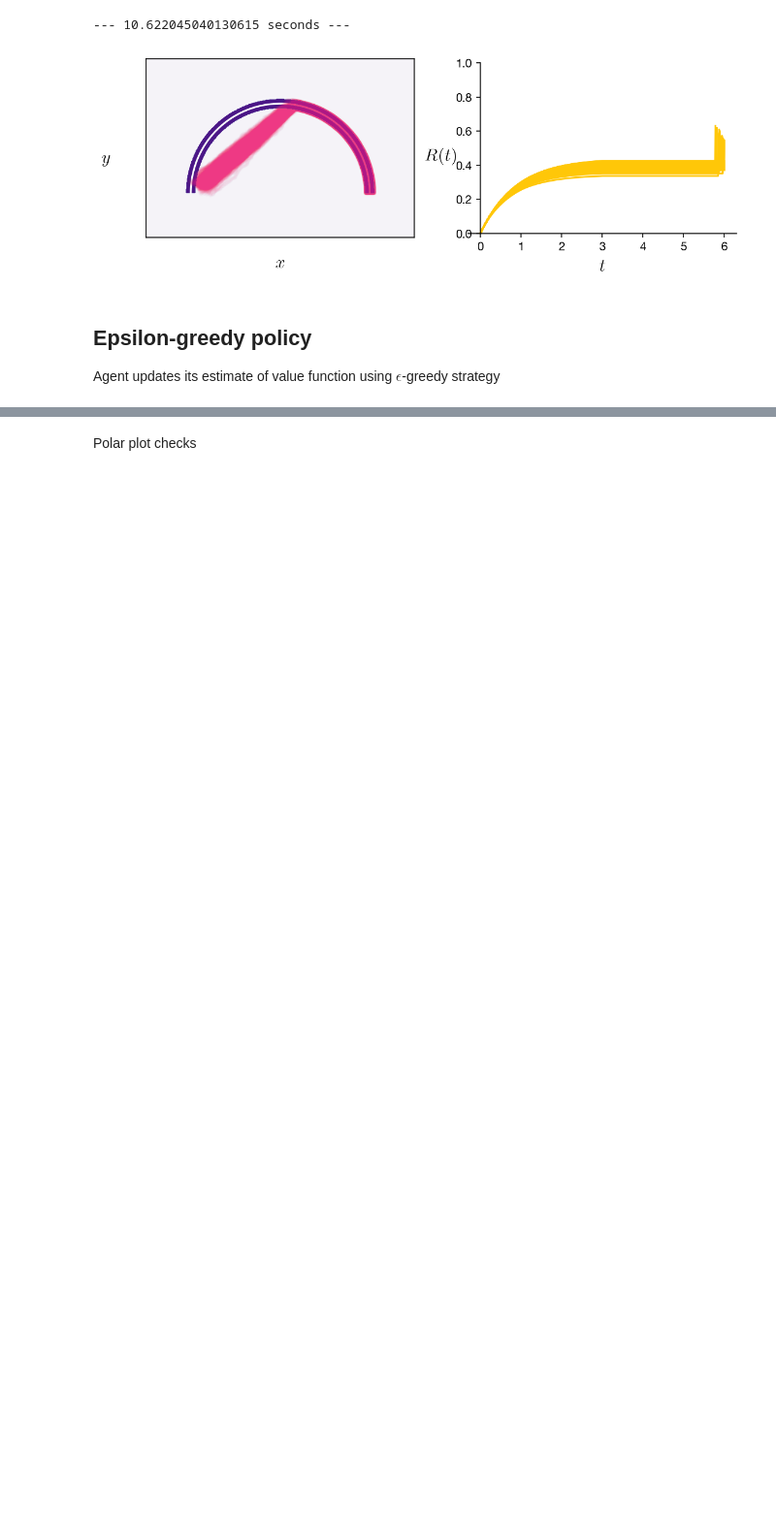
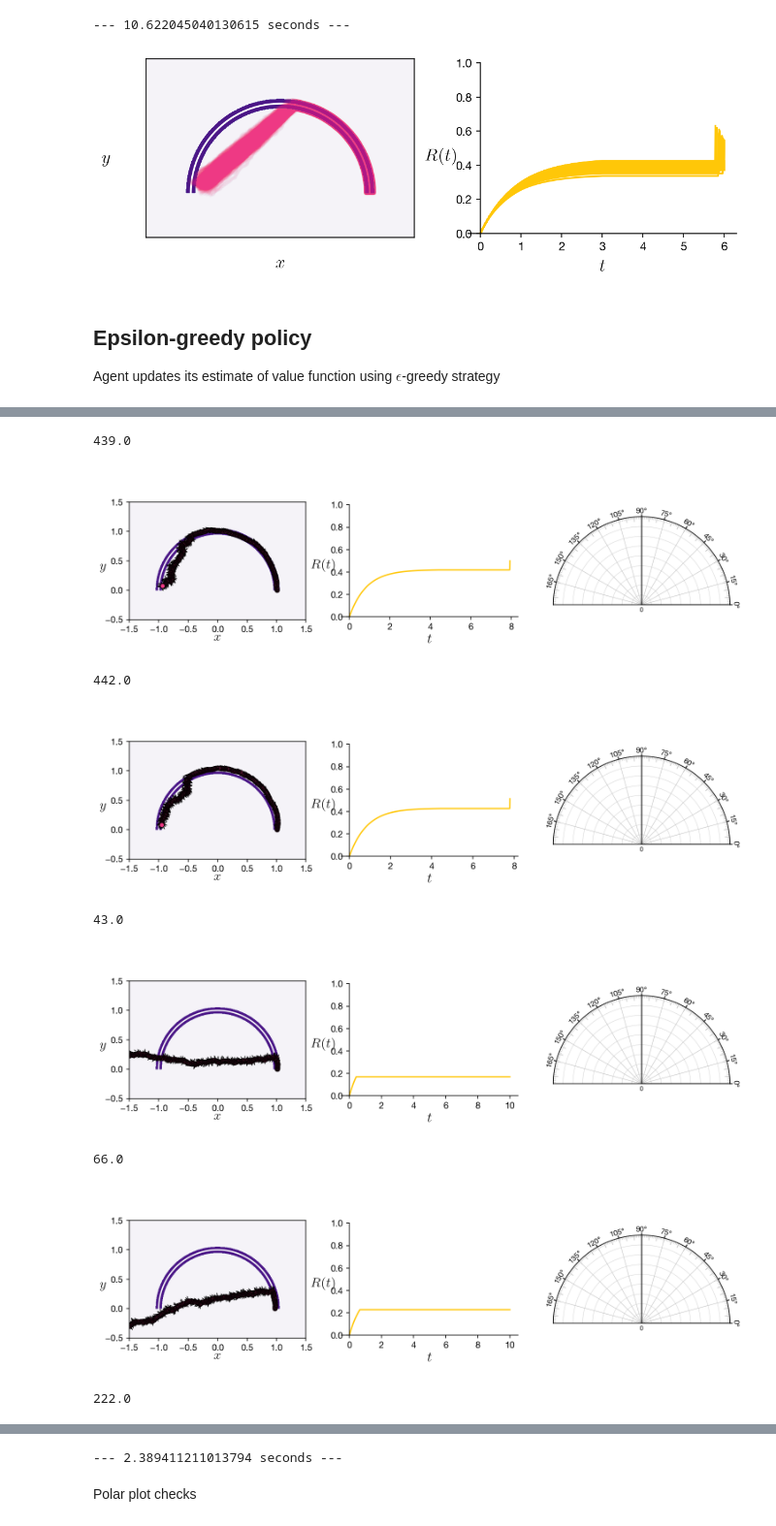
Before and after one commit to sgangaprasath/CollectiveTradeoff, a Jupyter notebook: LearningValueFn.ipynb, the cells around one changed output, grey strips where cells are left out. Shown at 97% size. Drawn from its saved outputs; the diff is of its cells as text; code cells hidden in the pictures; blank space fills up the shorter version.

```diff
--- a/LearningValueFn.ipynb
+++ b/LearningValueFn.ipynb
@@ -953,0 +965,51 @@ plotDat(p, rxFull, ryFull, phxFull, phyFull, rwdFull)
+# %%
+phiPtn = np.linspace(0, np.pi, p.nPtn)
+start_time = time.time()
+# for eInd in range(p.nEpchs):
+for eInd in range(5):
+    p = params()
+    ag = agent(p)
+    rxFull = np.array(p.rInit[0])
+    ryFull = np.array(p.rInit[1])
+    phxFull = np.array(np.cos(p.thetInit))
+    phyFull = np.array(np.sin(p.thetInit))
+    rwdFull = np.array(0.0)
+    if np.random.uniform() < p.epsilon:
+        p.nSc = np.random.uniform(0,np.pi)*p.a//p.l
+    else:
+        iVmax = np.argwhere(ag.valFn==np.max(ag.valFn))
+        if np.size(iVmax) > 1:
+            # iVmax = iVmax[0]
+            # p.nSc =  phiPtn[iVmax]//p.l
+            p.nSc = np.random.uniform(0,np.pi)*p.a//p.l
+    print(p.nSc)
+    while ag.sInd <= p.nSteps:
+        if ag.sInd < p.nSc:
+            ag.intPolicy(p)
+        elif ag.sInd == p.nSc:
+            tgtOrn = (p.tgt - ag.r)/np.linalg.norm(p.tgt - ag.r) #Orientation of the target from given location
+            p.tgtPhi = np.arctan2(tgtOrn[1], tgtOrn[0])
+            p.diff = p.diffCst/(np.pi - np.arctan2(ag.r[1],ag.r[0]))
+            ag.ouPolicy(p)
+        else:
+            ag.ouPolicy(p)
+        ag.sTrl += p.l
+        ag.sInd += 1
+        rxFull = np.vstack((rxFull, np.array(ag.r[0])))
+        ryFull = np.vstack((ryFull, np.array(ag.r[1])))
+        phxFull = np.vstack((phxFull, np.array(np.cos(ag.thet))))
+        phyFull = np.vstack((phyFull, np.array(np.sin(ag.thet))))
+        rwdFull = np.vstack((rwdFull, np.array(ag.rwd)))
+    plotDat(p, rxFull, ryFull, phxFull, phyFull, rwdFull, ag.valFn)
+
+print("--- %s seconds ---" % (time.time() - start_time))
+# %% [output]
+439.0
+[figure, added]
+442.0
+[figure, added]
+43.0
+[figure, added]
+66.0
+[figure, added]
+222.0
@@ -954,3 +1017,4 @@ plotDat(p, rxFull, ryFull, phxFull, phyFull, rwdFull)
+--- 2.389411211013794 seconds ---
 # %% [markdown]
 Polar plot checks
 # %%
```
Also changed, not shown: parts of 7 cells of this notebook.
